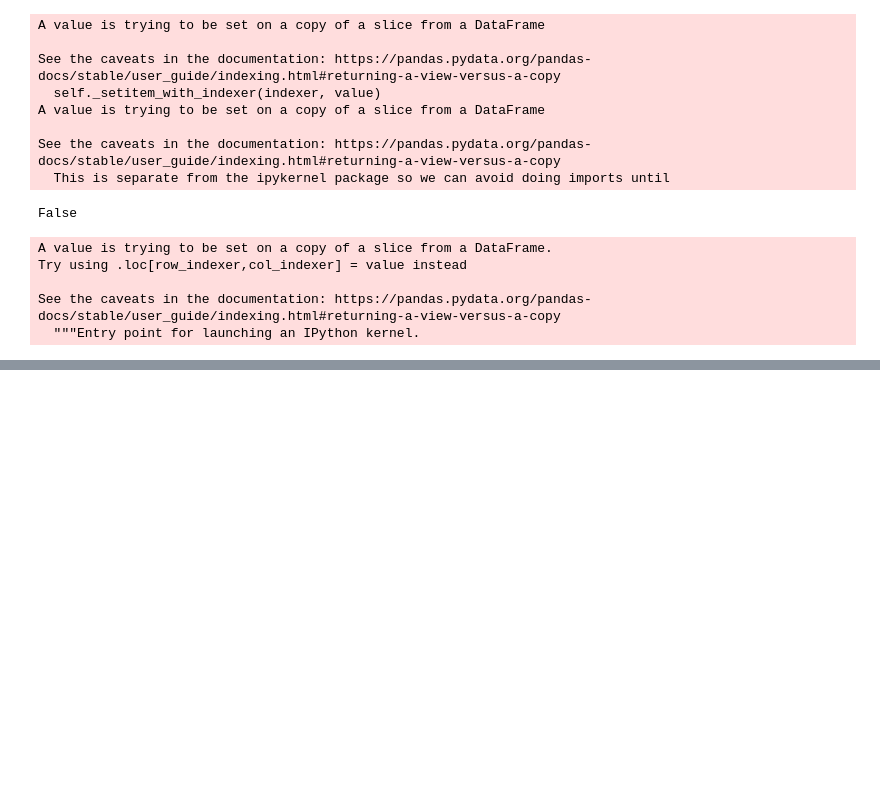
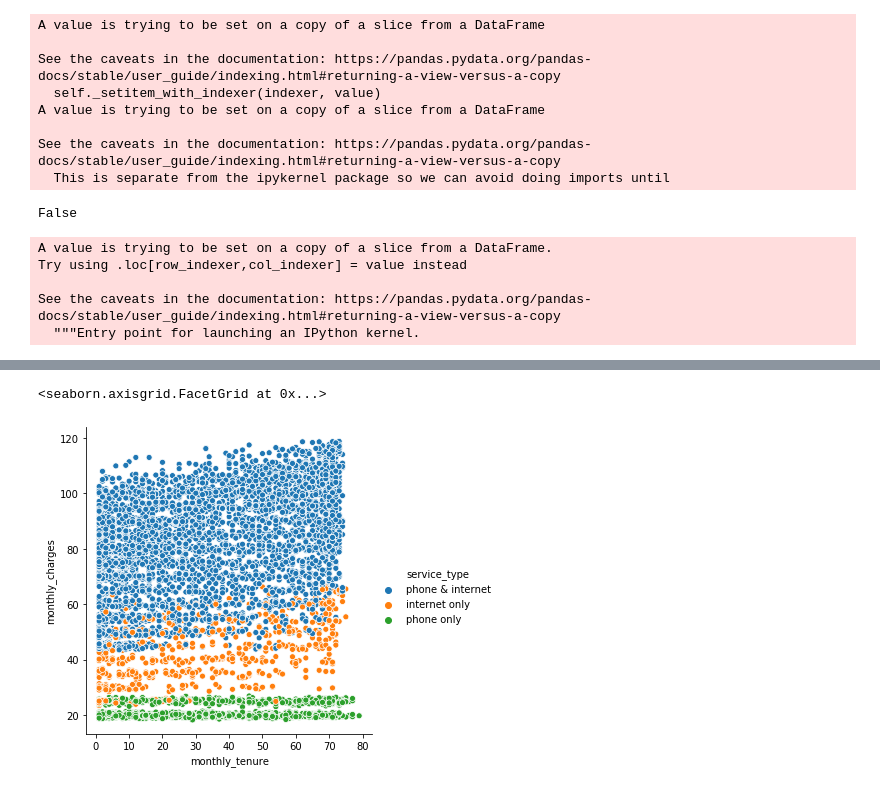
Before and after one commit to Yongliang-Shi/numpy-pandas-visualization-exercises, a Jupyter notebook: spreadsheets_exercises.ipynb, the cells around one changed output, grey strips where cells are left out. Drawn from its saved outputs; the diff is of its cells as text; code cells hidden in the pictures; blank space fills up the shorter version.

```diff
--- a/spreadsheets_exercises.ipynb
+++ b/spreadsheets_exercises.ipynb
@@ -856 +872,6 @@ mytable_customer_details.sample(5)
+# %%
+sns.relplot(x='monthly_tenure', y='monthly_charges',data=mytable_customer_details,hue='service_type')
+# %% [output]
+<seaborn.axisgrid.FacetGrid at 0x...>
+[figure, added]
 # %%
```
Also changed, not shown: parts of 15 cells of this notebook.
